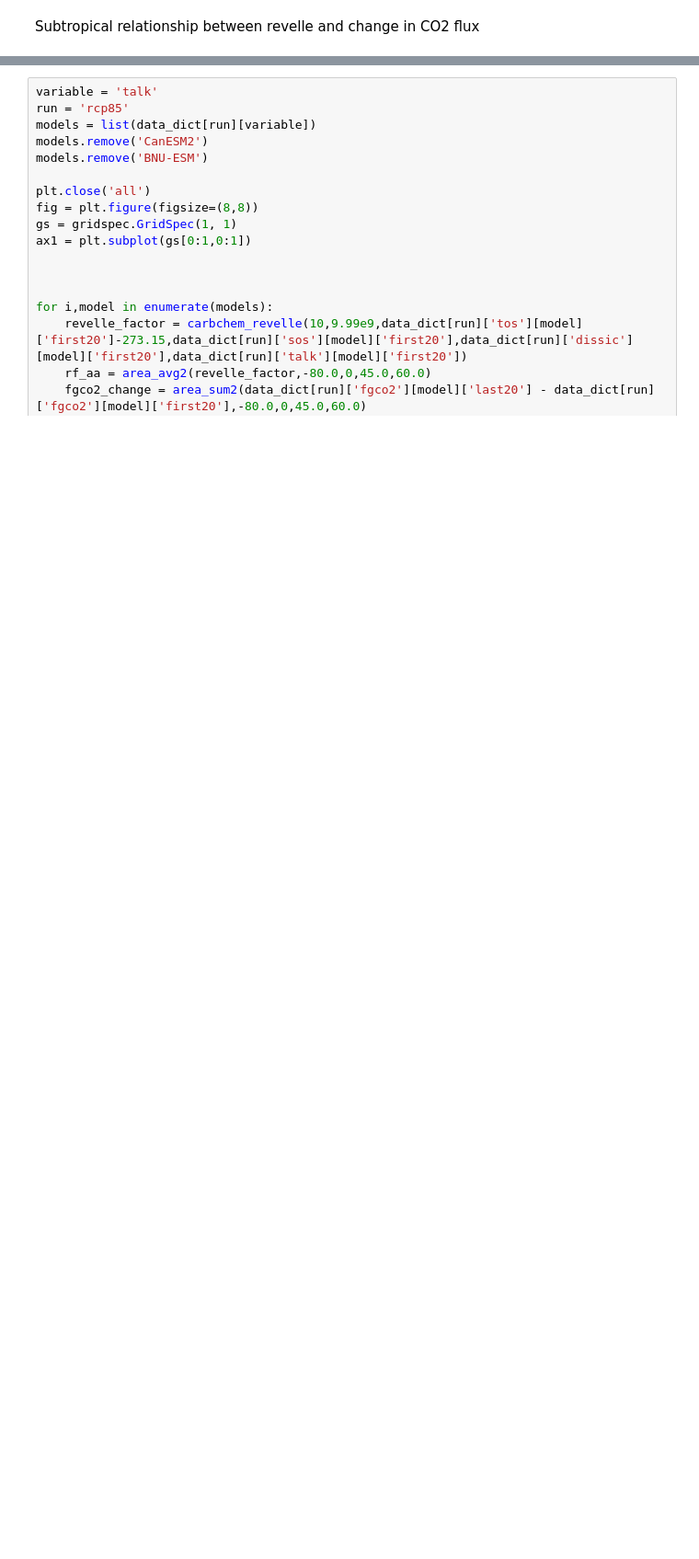
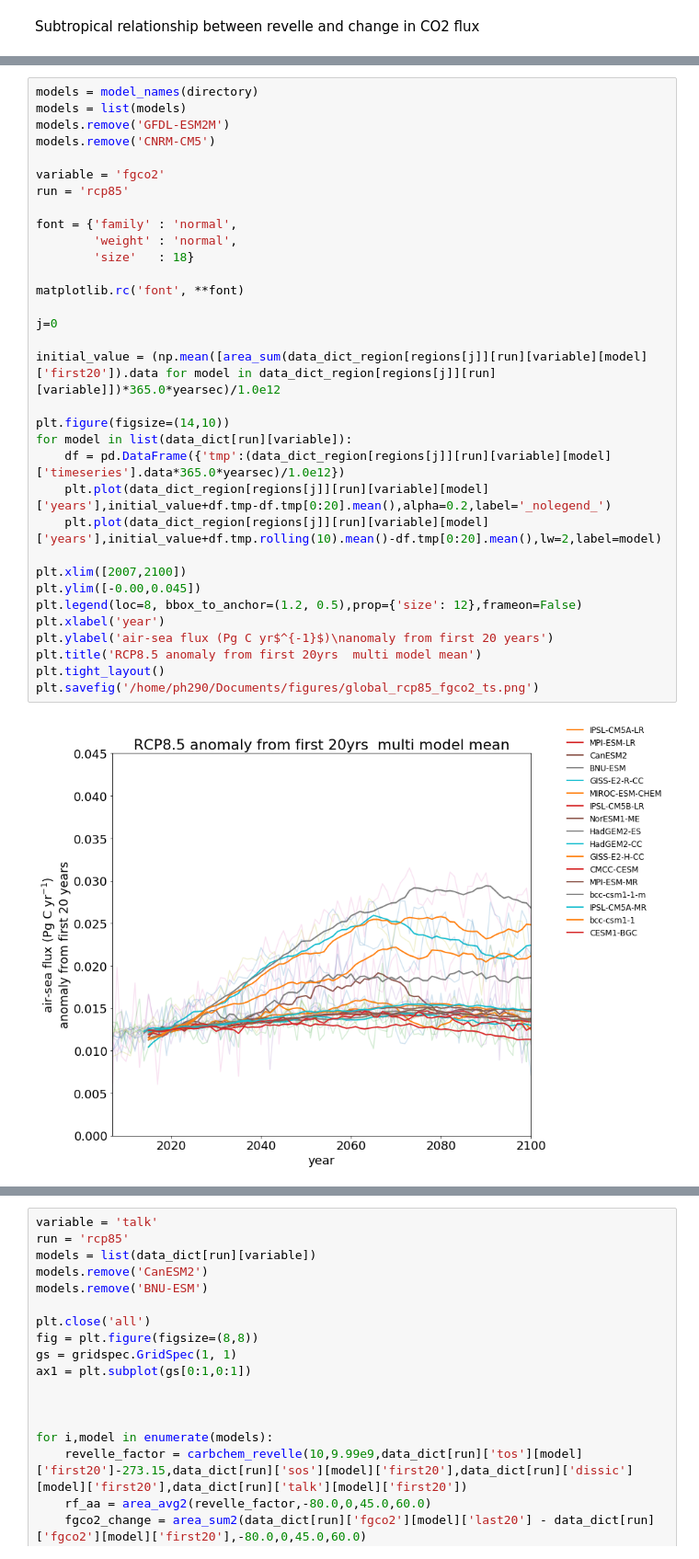
Before and after one commit to PaulHalloran/batmobile_jupyter_notebooks, a Jupyter notebook: analysis_for_noc_talk.ipynb, the cells around one changed output, grey strips where cells are left out. Shown at 92% size. Cells and saved outputs as stored; diff of their text form; blank space fills up the shorter version.

```diff
--- a/analysis_for_noc_talk.ipynb
+++ b/analysis_for_noc_talk.ipynb
@@ -1201,0 +1383,35 @@ SyntaxError: invalid syntax (<ipython-input-513-05c1e11c8eca>, line 1)
+# %%
+models = model_names(directory)
+models = list(models)
+models.remove('GFDL-ESM2M')
+models.remove('CNRM-CM5')
+
+variable = 'fgco2'
+run = 'rcp85'
+
+font = {'family' : 'normal',
+        'weight' : 'normal',
+        'size'   : 18}
+
+matplotlib.rc('font', **font)
+
+j=0
+
+initial_value = (np.mean([area_sum(data_dict_region[regions[j]][run][variable][model]['first20']).data for model in data_dict_region[regions[j]][run][variable]])*365.0*yearsec)/1.0e12
+
+plt.figure(figsize=(14,10))
+for model in list(data_dict[run][variable]):
+    df = pd.DataFrame({'tmp':(data_dict_region[regions[j]][run][variable][model]['timeseries'].data*365.0*yearsec)/1.0e12})
+    plt.plot(data_dict_region[regions[j]][run][variable][model]['years'],initial_value+df.tmp-df.tmp[0:20].mean(),alpha=0.2,label='_nolegend_')
+    plt.plot(data_dict_region[regions[j]][run][variable][model]['years'],initial_value+df.tmp.rolling(10).mean()-df.tmp[0:20].mean(),lw=2,label=model)
+
+plt.xlim([2007,2100])
+plt.ylim([-0.00,0.045])
+plt.legend(loc=8, bbox_to_anchor=(1.2, 0.5),prop={'size': 12},frameon=False)
+plt.xlabel('year')
+plt.ylabel('air-sea flux (Pg C yr$^{-1}$)\nanomaly from first 20 years')
+plt.title('RCP8.5 anomaly from first 20yrs  multi model mean')
+plt.tight_layout()
+plt.savefig('/home/ph290/Documents/figures/global_rcp85_fgco2_ts.png')
+# %% [output]
+[figure, added]
```
Also changed, not shown: parts of 19 cells of this notebook.
